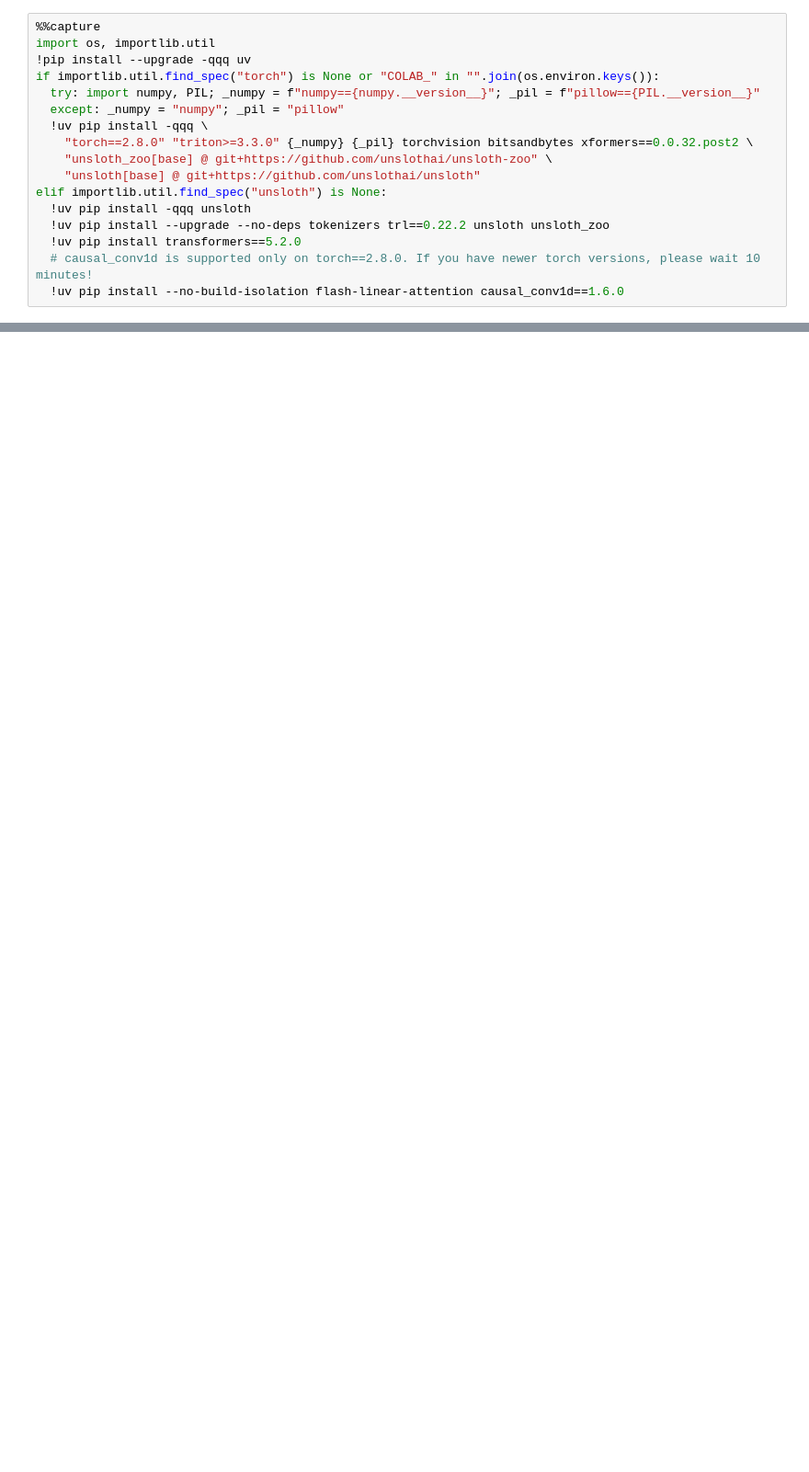
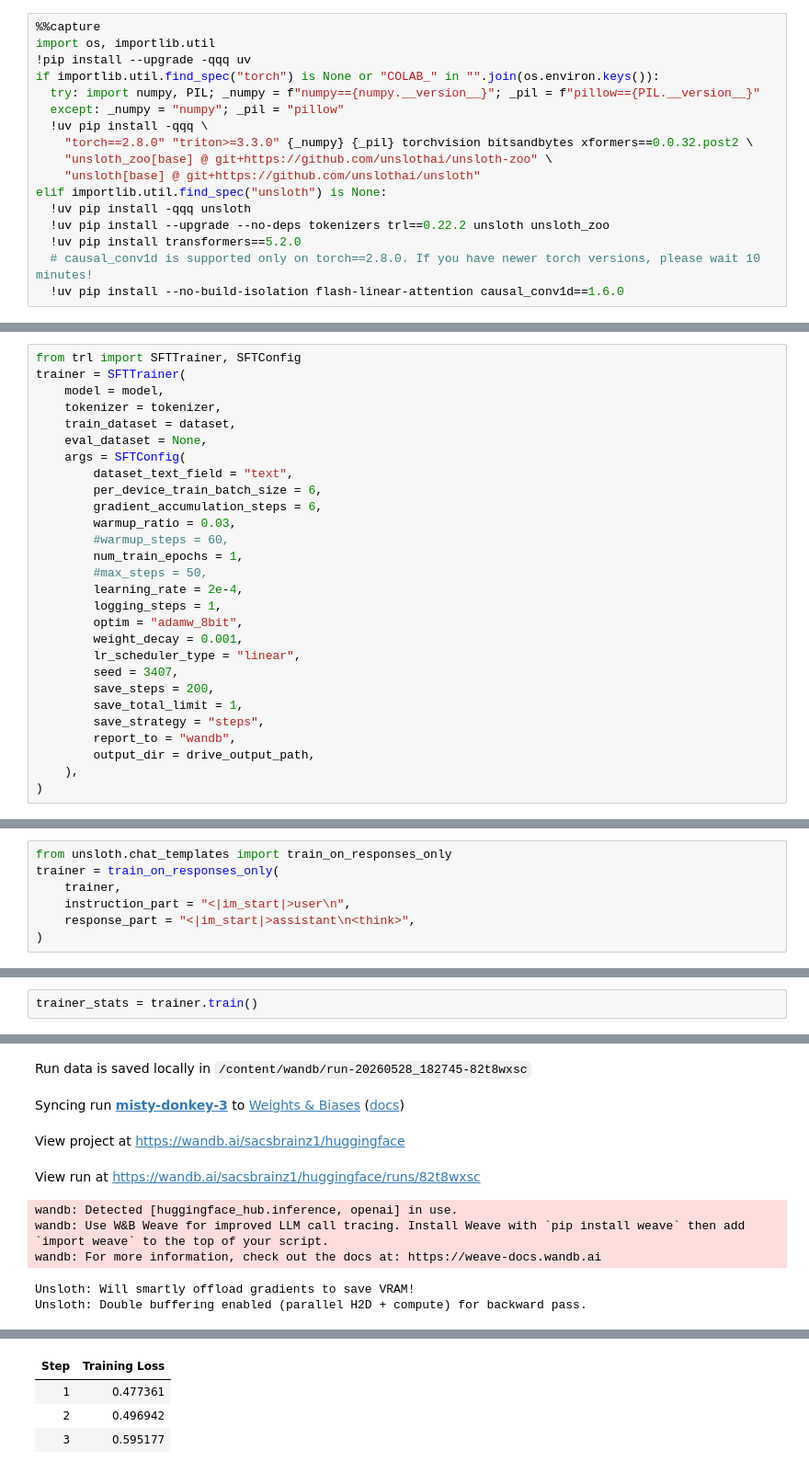
Before and after one commit to sacsbrainz/qwen35-27b-lora-finetuning, a Jupyter notebook: qwen3_5_27b_lora_finetuning.ipynb, the cells around one changed output, grey strips where cells are left out. Shown at 92% size. Saved outputs shown, nothing was run; the diff lists cells and outputs as text; blank space fills up the shorter version.

```diff
--- a/qwen3_5_27b_lora_finetuning.ipynb
+++ b/qwen3_5_27b_lora_finetuning.ipynb
@@ -44,0 +337,28 @@ NotImplementedError: Unsloth cannot find any torch accelerator? You need a GPU.
+# %%
+from trl import SFTTrainer, SFTConfig
+trainer = SFTTrainer(
+    model = model,
+    tokenizer = tokenizer,
+    train_dataset = dataset,
+    eval_dataset = None,
+    args = SFTConfig(
+        dataset_text_field = "text",
+        per_device_train_batch_size = 6,
+        gradient_accumulation_steps = 6,
+        warmup_ratio = 0.03,
+        #warmup_steps = 60,
+        num_train_epochs = 1,
+        #max_steps = 50,
+        learning_rate = 2e-4,
+        logging_steps = 1,
+        optim = "adamw_8bit",
+        weight_decay = 0.001,
+        lr_scheduler_type = "linear",
+        seed = 3407,
+        save_steps = 200,
+        save_total_limit = 1,
+        save_strategy = "steps",
+        report_to = "wandb",
+        output_dir = drive_output_path,
+    ),
+)
@@ -44,0 +367,7 @@ NotImplementedError: Unsloth cannot find any torch accelerator? You need a GPU.
+# %%
+from unsloth.chat_templates import train_on_responses_only
+trainer = train_on_responses_only(
+    trainer,
+    instruction_part = "<|im_start|>user\n",
+    response_part = "<|im_start|>assistant\n<think>",
+)
@@ -44,0 +380,3 @@ NotImplementedError: Unsloth cannot find any torch accelerator? You need a GPU.
+# %%
+trainer_stats = trainer.train()
+# %% [output]
@@ -44,0 +391,9 @@ NotImplementedError: Unsloth cannot find any torch accelerator? You need a GPU.
+Run data is saved locally in /content/wandb/run-20260528_182745-82t8wxsc
+Syncing run misty-donkey-3 to Weights & Biases (docs)
+View project at https://wandb.ai/sacsbrainz1/huggingface
+View run at https://wandb.ai/sacsbrainz1/huggingface/runs/82t8wxsc
+wandb: Detected [huggingface_hub.inference, openai] in use.
+wandb: Use W&B Weave for improved LLM call tracing. Install Weave with `pip install weave` then add `import weave` to the top of your script.
+wandb: For more information, check out the docs at: https://weave-docs.wandb.ai
+Unsloth: Will smartly offload gradients to save VRAM!
+Unsloth: Double buffering enabled (parallel H2D + compute) for backward pass.
@@ -44,0 +401,4 @@ NotImplementedError: Unsloth cannot find any torch accelerator? You need a GPU.
+| Step | Training Loss |
+| 1 | 0.477361 |
+| 2 | 0.496942 |
+| 3 | 0.595177 |
```
Also changed, not shown: parts of 12 cells of this notebook.
